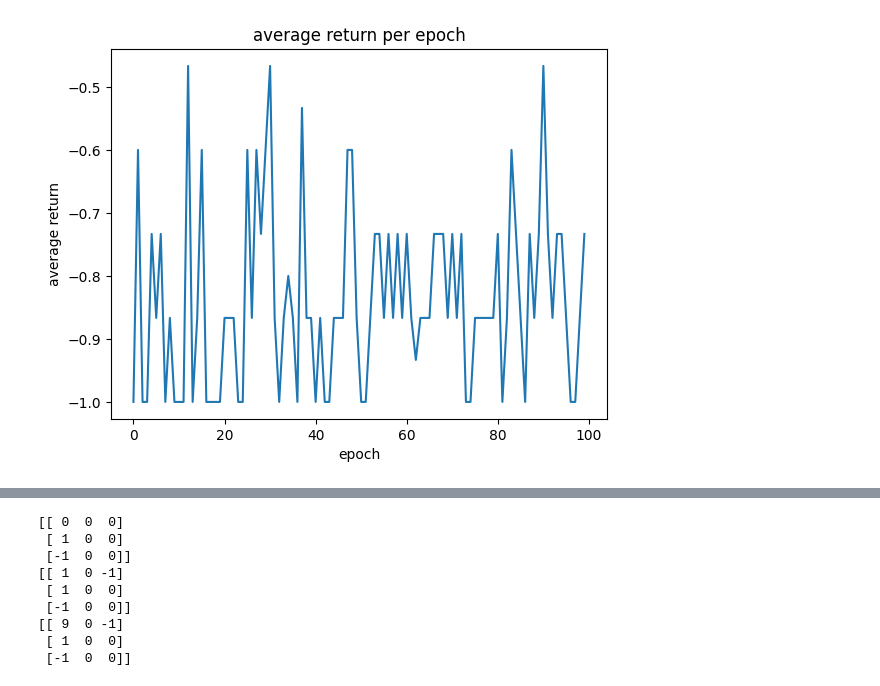
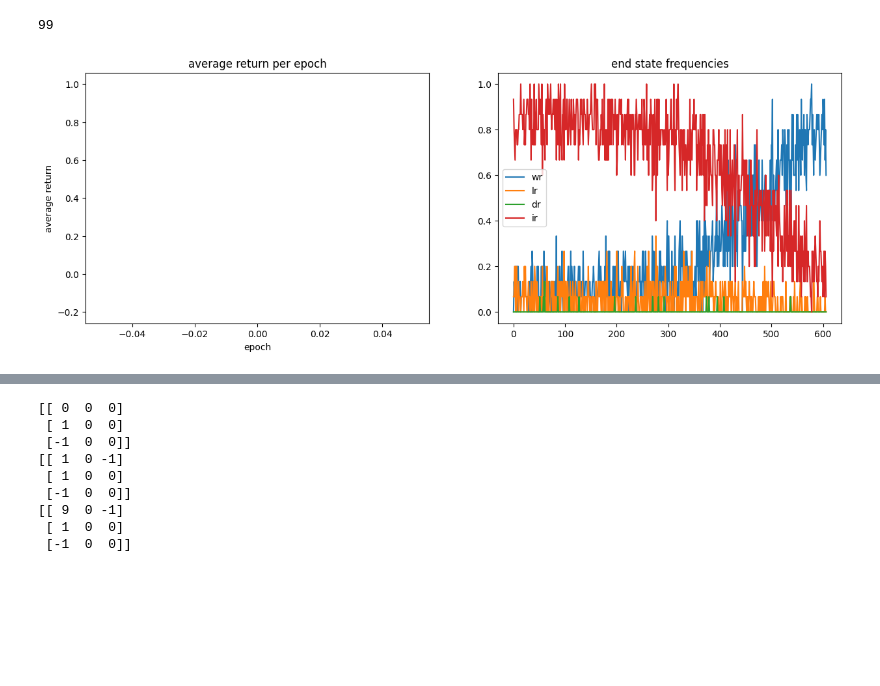
Before and after one commit to brynlm/tictactoe-rl, a Jupyter notebook: rlnn-refactored.ipynb, the cells around one changed output, grey strips where cells are left out. Drawn from its saved outputs; the diff is of its cells as text; code cells hidden in the pictures; blank space fills up the shorter version.

```diff
--- a/rlnn-refactored.ipynb
+++ b/rlnn-refactored.ipynb
@@ -148,10 +166,24 @@ sess=Session(X=Agent(1))
+# %%
+returns=[]
 # %%
-aveR=sess.train_loop(100,15)
+aveR=sess.train_loop(100,batch_size)
+returns.append(aveR)
+# %% [output]
+99
-# %%
-plt.plot(aveR)
-plt.title('average return per epoch')
-plt.ylabel('average return')
-plt.xlabel('epoch')
-plt.show()
-# %% [output]
-[figure, removed]
+# %%
+fig,ax=plt.subplots(1,2,figsize=(15,5))
+
+ax[0].plot(returns)
+ax[0].set_title('average return per epoch')
+ax[0].set_ylabel('average return')
+ax[0].set_xlabel('epoch')
+
+ax[1].set_title('end state frequencies')
+for key in sess.history:
+    ax[1].plot(sess.history[key],label=key)
+
+ax[1].legend()
+
+plt.show()
+# %% [output]
+[figure, added]
```
Also changed, not shown: parts of 6 cells of this notebook, 1 other file.
